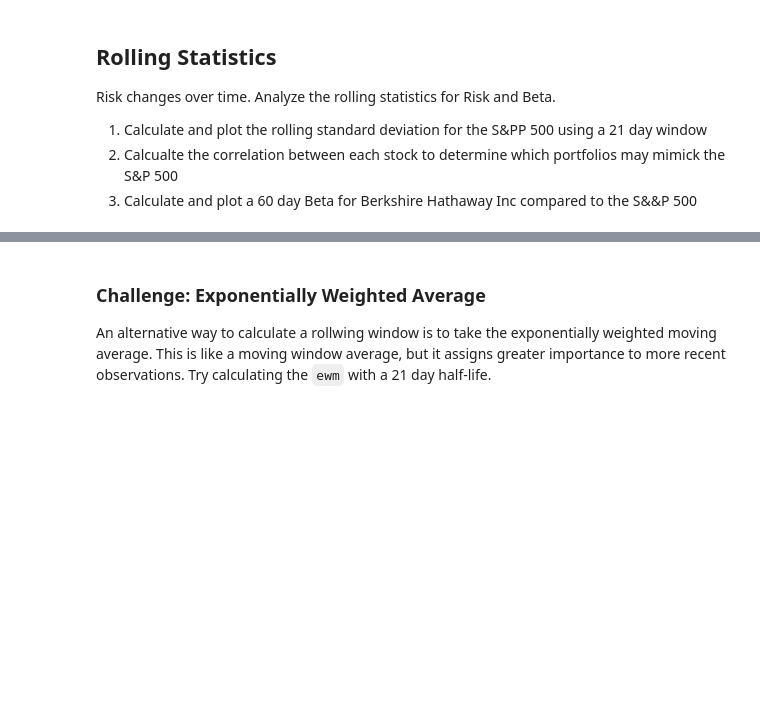
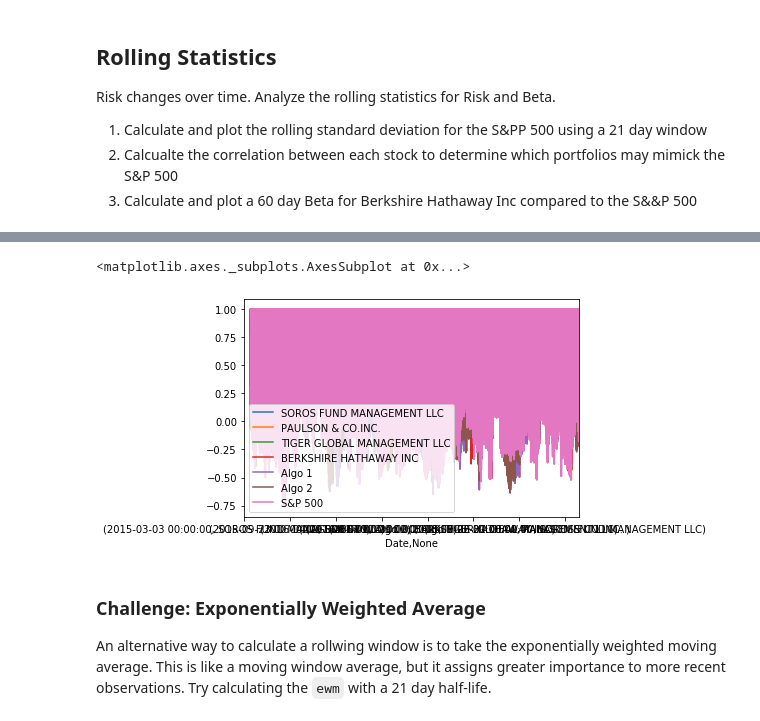
Before and after one commit to Liana621/pandas_homework-, a Jupyter notebook: whale_analysis.ipynb, the cells around one changed output, grey strips where cells are left out. Saved outputs shown, nothing was run; the diff lists cells and outputs as text; code cells hidden in the pictures; blank space fills up the shorter version.

```diff
--- a/whale_analysis.ipynb
+++ b/whale_analysis.ipynb
@@ -343,6 +351,10 @@ Risk changes over time. Analyze the rolling statistics for Risk and Beta.
 # %%
 # Correlation
 # YOUR CODE HERE
+combined_df.rolling(window=21).corr().plot()
+# %% [output]
+<matplotlib.axes._subplots.AxesSubplot at 0x...>
+[figure, added]
 # %%
 # Calculate Beta for a single portfolio compared to the total market (S&P 500)
 # YOUR CODE HERE
```
Also changed, not shown: parts of 6 cells of this notebook.
